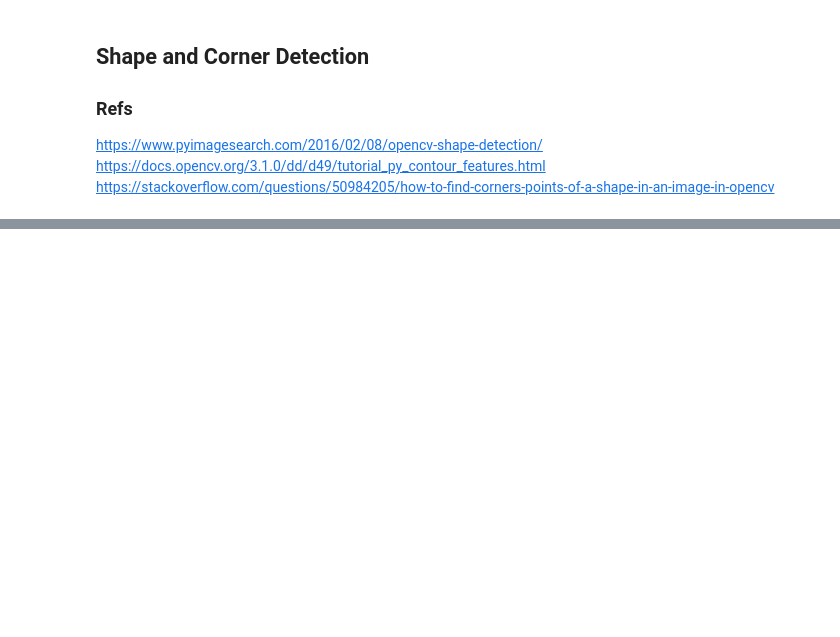
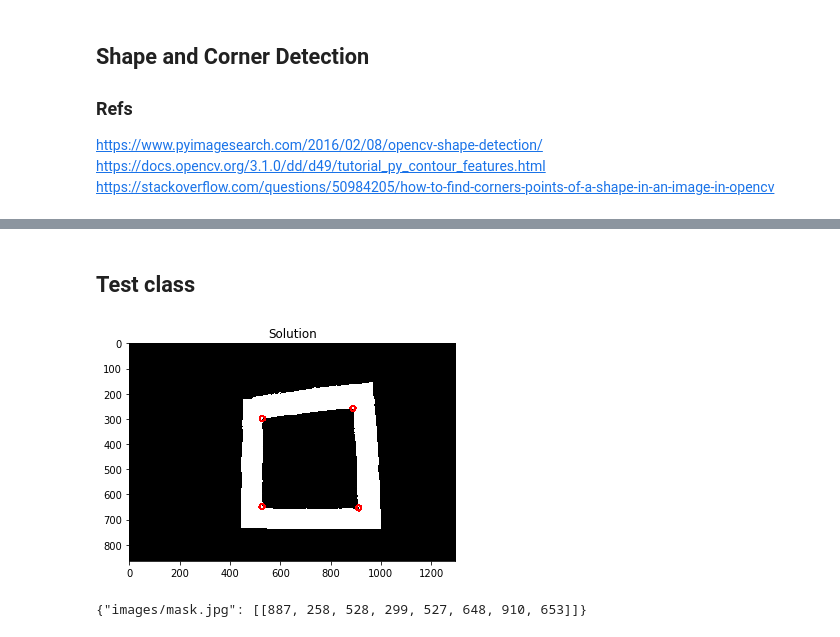
Before and after one commit to Veilkrand/AlphaPilot_test2, a Jupyter notebook: Quadrilateral Corners/Test Quadrilateral Corners.ipynb, the cells around one changed output, grey strips where cells are left out. Saved outputs shown, nothing was run; the diff lists cells and outputs as text; code cells hidden in the pictures; blank space fills up the shorter version.

Commit message:
New class for handling json scoring

```diff
--- a/Quadrilateral Corners/Test Quadrilateral Corners.ipynb
+++ b/Quadrilateral Corners/Test Quadrilateral Corners.ipynb
@@ -145 +146,28 @@ plt.show()
 [figure]
+# %% [markdown]
+## Test class
+# %%
+from matplotlib import pyplot as plt
+import json
+from Corners import Corners
+
+path = 'images/mask.jpg'
+detector = Corners()
+img, poly = detector.process_image_path(path)
+
+plt.imshow(img)
+plt.title('Solution')
+plt.show()
+
+# Result json for submission
+# "IMG_8378.JPG": [[616, 278, 948, 290, 945, 616, 609, 627]]
+
+results = {}
+
+results[path] = [poly.astype(int).flatten().tolist()]
+
+json_object = json.dumps(results)
+print(json_object)
+# %% [output]
+[figure, added]
+{"images/mask.jpg": [[887, 258, 528, 299, 527, 648, 910, 653]]}
```
Also changed, not shown: parts of 3 cells of this notebook, 4 other files.
